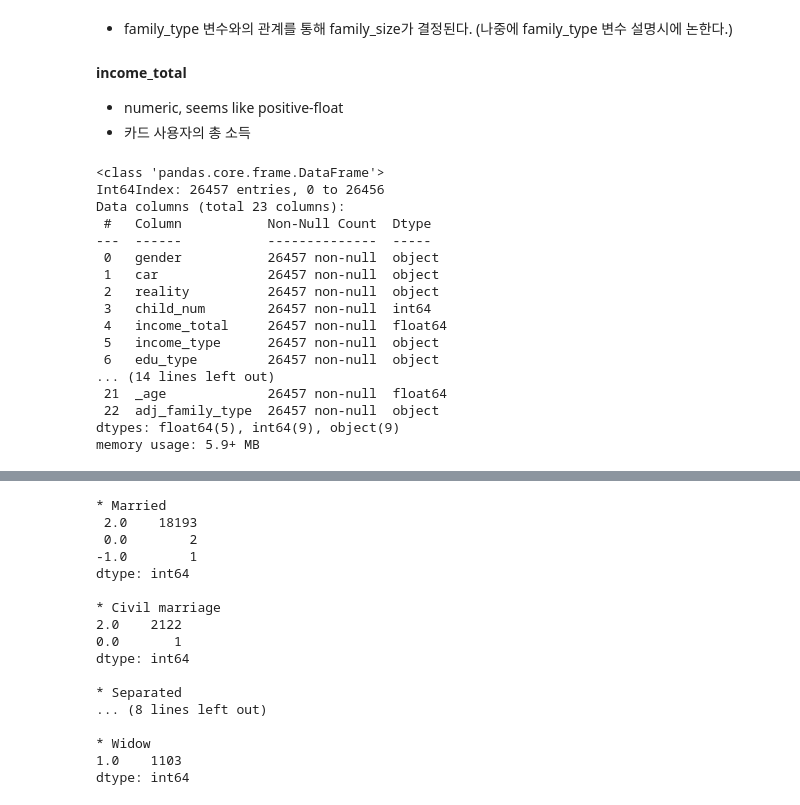
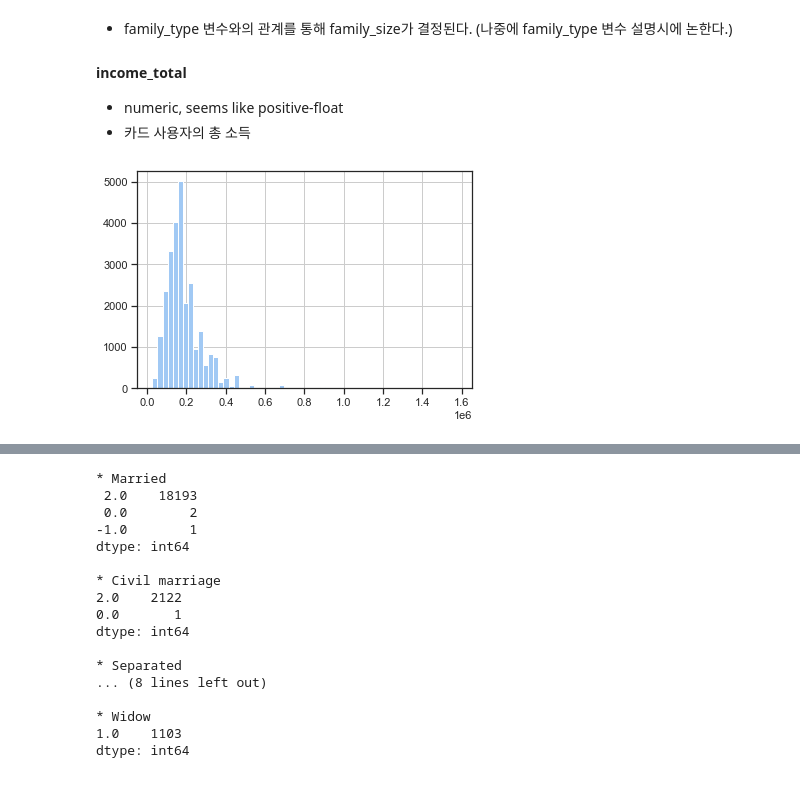
Before and after one commit to Gangtaro/data_science_repository, a Jupyter notebook: COMPETETION_LOG/DACON_210405_credit/dacon_credit_project.ipynb, the cells around one changed output, grey strips where cells are left out. Drawn from its saved outputs; the diff is of its cells as text; code cells hidden in the pictures.

```diff
--- a/COMPETETION_LOG/DACON_210405_credit/dacon_credit_project.ipynb
+++ b/COMPETETION_LOG/DACON_210405_credit/dacon_credit_project.ipynb
@@ -234,23 +240,8 @@ Name: family_size, dtype: int64
 #### income_total
 - numeric, seems like positive-float
 - 카드 사용자의 총 소득
-# %%
-train.info()
-# %% [output]
-<class 'pandas.core.frame.DataFrame'>
-Int64Index: 26457 entries, 0 to 26456
-Data columns (total 23 columns):
- #   Column           Non-Null Count  Dtype
----  ------           --------------  -----
- 0   gender           26457 non-null  object
- 1   car              26457 non-null  object
- 2   reality          26457 non-null  object
- 3   child_num        26457 non-null  int64
- 4   income_total     26457 non-null  float64
- 5   income_type      26457 non-null  object
- 6   edu_type         26457 non-null  object
-... (14 lines left out)
- 21  _age             26457 non-null  float64
- 22  adj_family_type  26457 non-null  object
-dtypes: float64(5), int64(9), object(9)
-memory usage: 5.9+ MB
+# %%
+train.income_total.hist(bins = 60)
+plt.show()
+# %% [output]
+[figure, added]
```
Also changed, not shown: parts of 35 cells of this notebook.
